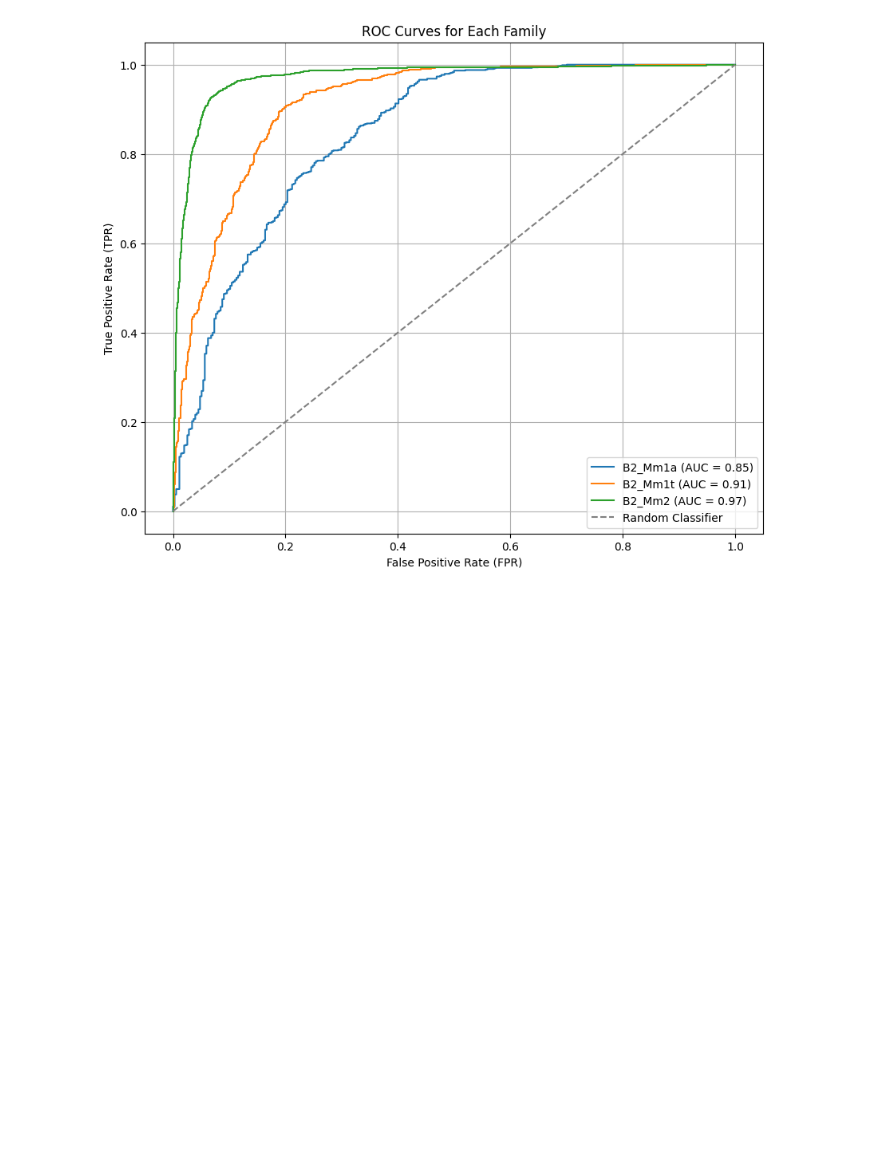
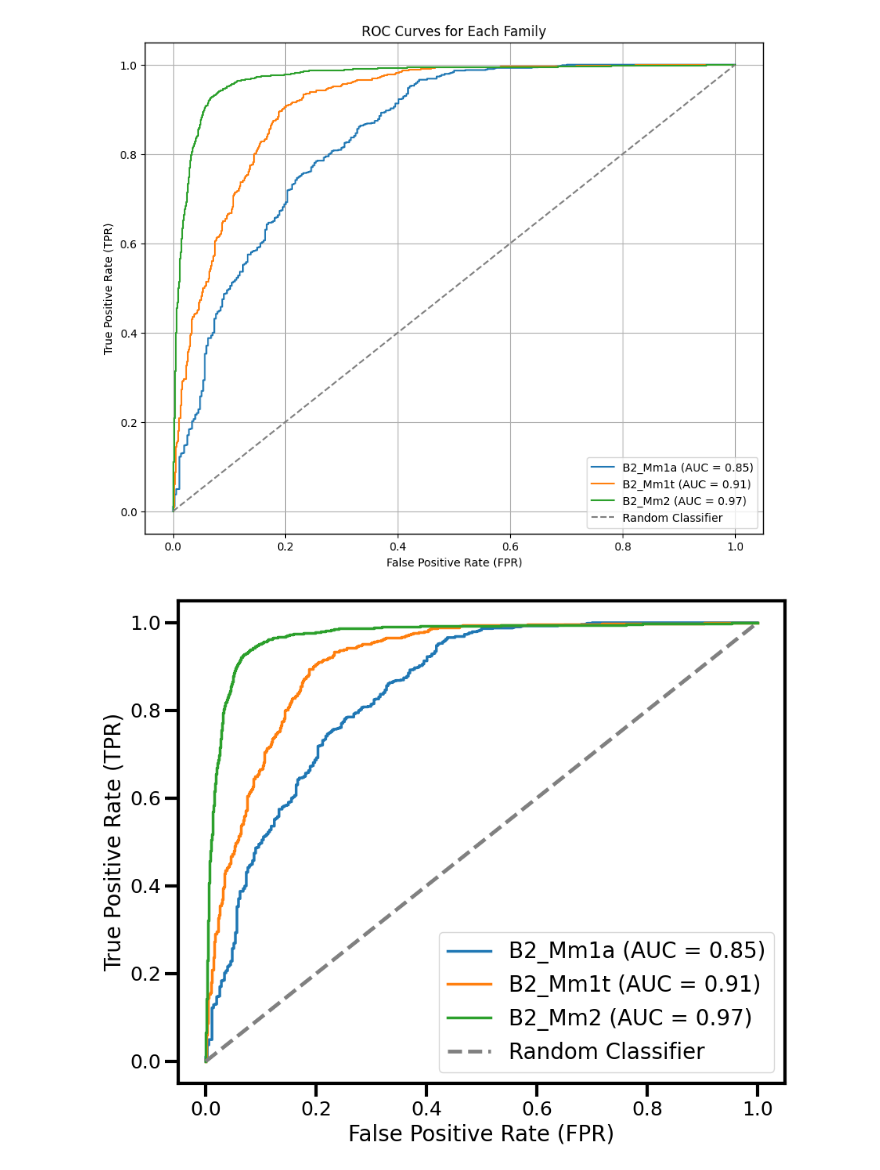
Before and after one commit to UCB-GLab/SAMBAR-Net, a Jupyter notebook: src/SAMBAR-Net.ipynb, the cells around one changed output. Cells and saved outputs as stored; diff of their text form; code cells hidden in the pictures; blank space fills up the shorter version.

```diff
--- a/src/SAMBAR-Net.ipynb
+++ b/src/SAMBAR-Net.ipynb
@@ -601,6 +601,7 @@ Family B2_Mm2: Accuracy = 93.24%
 #Plot ROC curve
 plt.figure(figsize=(10, 8))
 
+plt.rc('axes', linewidth=1)
 for family_name, roc_data in family_roc_curves.items():
     fpr = roc_data["fpr"]
     tpr = roc_data["tpr"]
@@ -618,3 +619,26 @@ plt.grid()
 plt.show()
 # %% [output]
 [figure]
+# %%
+#Figure generation
+plt.figure(figsize=(10, 8))
+
+plt.rc('axes', linewidth=3)
+plt.tick_params(axis='both', which='major', labelsize=18, width=3, length=12)
+
+for family_name, roc_data in family_roc_curves.items():
+    fpr = roc_data["fpr"]
+    tpr = roc_data["tpr"]
+    auc_value = roc_data["auc"]
+
+    plt.plot(fpr, tpr, label=f"{family_name} (AUC = {auc_value:.2f})", linewidth = 2.5)
+
+plt.plot([0, 1], [0, 1], color="gray", linestyle="--", label="Random Classifier", linewidth = 3.5)
+
+plt.xlabel("False Positive Rate (FPR)", fontsize = 20)
+plt.ylabel("True Positive Rate (TPR)", fontsize = 20)
+plt.legend(loc="lower right", fontsize = 20)
+plt.savefig("../family_roc_curves.png", bbox_inches='tight')
+plt.show()
+# %% [output]
+[figure, added]
```
Also changed, not shown: parts of 1 cell of this notebook, 3 other files.
